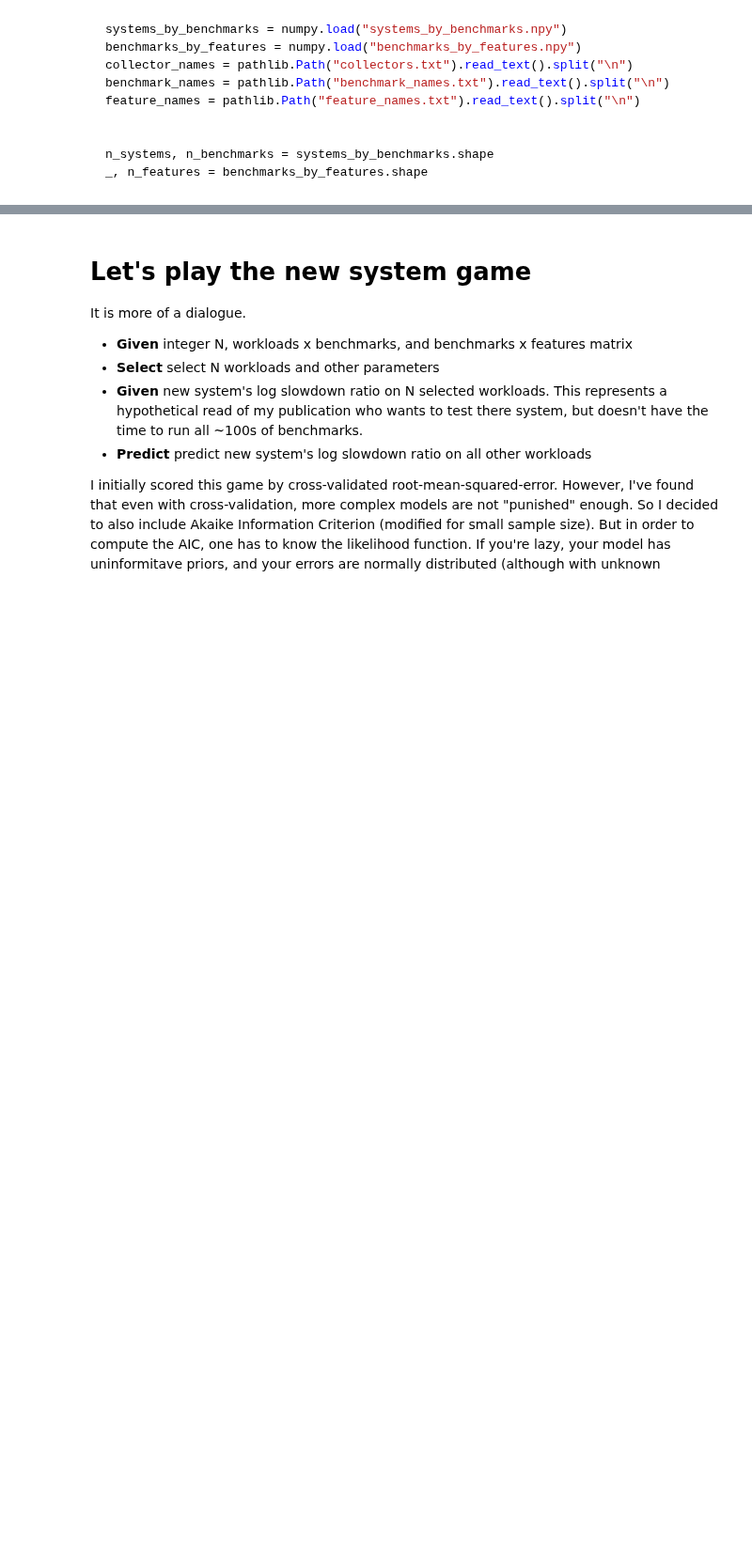
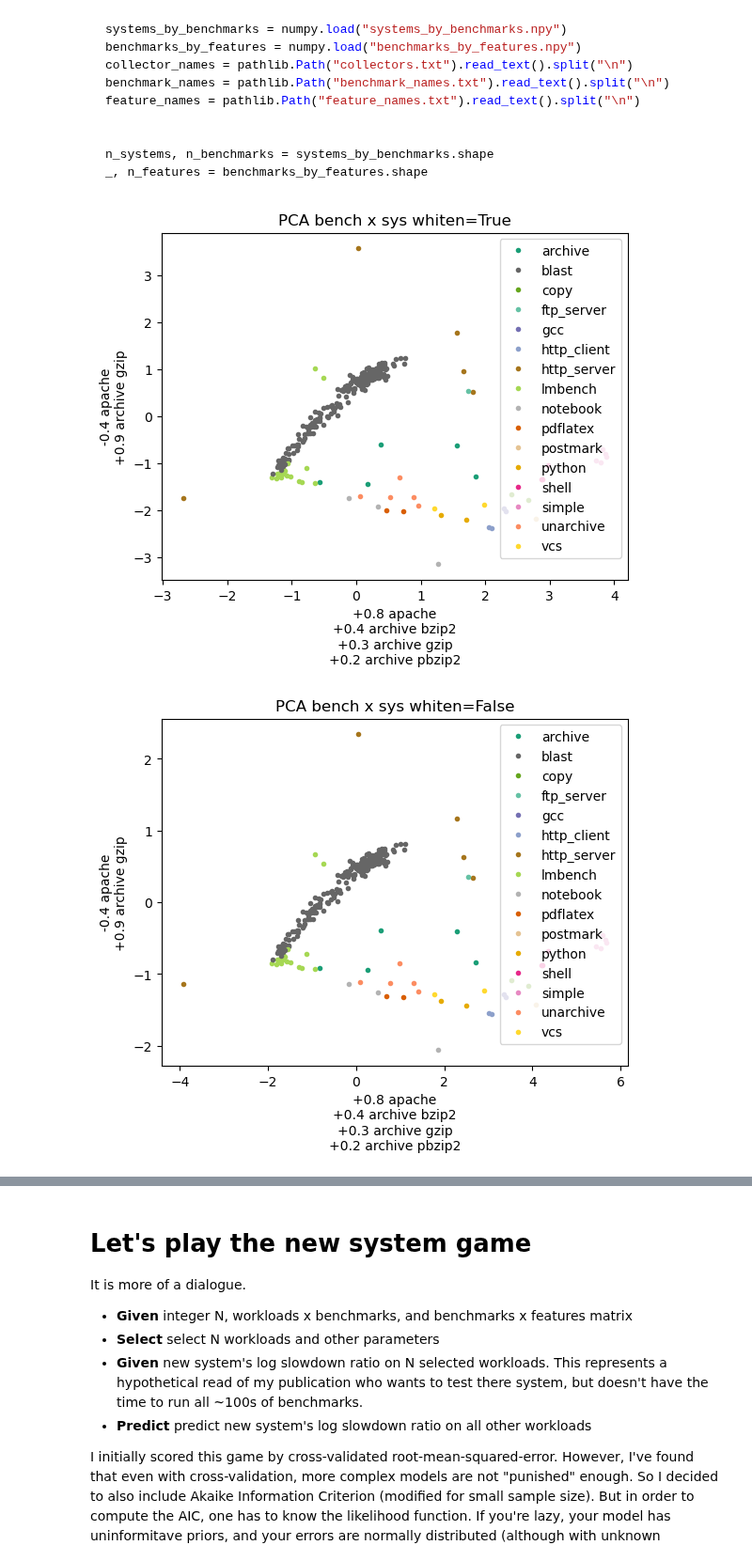
Before and after one commit to charmoniumQ/PROBE, a Jupyter notebook: benchmark/notebook/cross-val.ipynb, the cells around one changed output, grey strips where cells are left out. Shown at 94% size. Saved outputs shown, nothing was run; the diff lists cells and outputs as text; code cells hidden in the pictures; blank space fills up the shorter version.

````diff
--- a/benchmark/notebook/cross-val.ipynb
+++ b/benchmark/notebook/cross-val.ipynb
@@ -224,16 +206,27 @@ features_df
 # %% [markdown]
 ## Actually creating Numpy arrays
 # %%
-tmp_df = agged.reset_index().pivot(index="collector", columns="workload", values="log_rel_slowdown")
+log_rel_slowdown = (
+    agged
+    .reset_index()
+    .pivot(index="collector", columns="workload", values="log_rel_slowdown")
+)
+workload_kinds = (
+    agged
+    .groupby(level=1, observed=True)
+    .agg(**{"workload_kind": pandas.NamedAgg("workload_kind", "last")})
+    ["workload_kind"]
+)
+
 noprov_index = list(agged.index.levels[0]).index("noprov")
 strace_index = list(agged.index.levels[0]).index("strace")
 
 assert all(
     workload0 == workload1
-    for workload0, workload1 in zip(tmp_df.columns, features_df.index)
+    for workload0, workload1 in zip(log_rel_slowdown.columns, features_df.index)
 )
 
-systems_by_benchmarks = tmp_df.values
+systems_by_benchmarks = log_rel_slowdown.values
 benchmarks_by_features = features_df.values
 
 
@@ -256,3 +249,53 @@ feature_names = pathlib.Path("feature_names.txt").read_text().split("\n")
 n_systems, n_benchmarks = systems_by_benchmarks.shape
 _, n_features = benchmarks_by_features.shape
 ```
+# %%
+import sklearn.decomposition
+import matplotlib.cm
+import matplotlib.lines
+import matplotlib.pyplot as plt
+import itertools
+
+colors = sorted(matplotlib.cm.Dark2.colors + matplotlib.cm.Set2.colors)
+
+datas = [
+    ("bench x sys", systems_by_benchmarks.T, benchmark_names),
+    ("bench x feats", benchmarks_by_features, feature_names),
+    ("bench x (sys + feats)", numpy.hstack((systems_by_benchmarks.T, benchmarks_by_features)), benchmark_names + feature_names),
+]
+whitens = [True, False]
+
+for (data_label, data, names), whiten in itertools.product(datas, whitens):
+    pca = sklearn.decomposition.PCA(whiten=whiten)
+    benchmarks_reduced = pca.fit_transform(data)
+
+    fig = plt.figure()
+    ax = fig.add_subplot(1, 1, 1)
+    for workload, kind in enumerate(workload_kinds.cat.codes):
+        ax.plot(
+            benchmarks_reduced[workload, 0],
+            benchmarks_reduced[workload, 1],
+            linestyle="",
+            marker=".",
+            color=colors[kind],
+        )
+    ax.legend(handles=[
+        matplotlib.lines.Line2D([0], [0], linestyle="", marker=".", color=colors[cat_code], label=category)
+        for cat_code, category in enumerate(workload_kinds.cat.categories)
+    ])
+    ax.set_title(f"PCA {data_label} whiten={whiten}")
+    ax.set_xlabel("\n".join([
+        f"{weight:+.1f} {names[feature]}"
+        for feature, weight in enumerate(pca.components_[0])
+        if numpy.fabs(weight) > 0.2
+    ]))
+    ax.set_ylabel("\n".join([
+        f"{weight:+.1f} {names[feature]}"
+        for feature, weight in enumerate(pca.components_[1])
+        if numpy.fabs(weight) > 0.2
+    ]))
+
+    fig.show()
+# %% [output]
+[figure, added]
+[figure, added]
````
Also changed, not shown: parts of 22 cells of this notebook, 12 other files.
